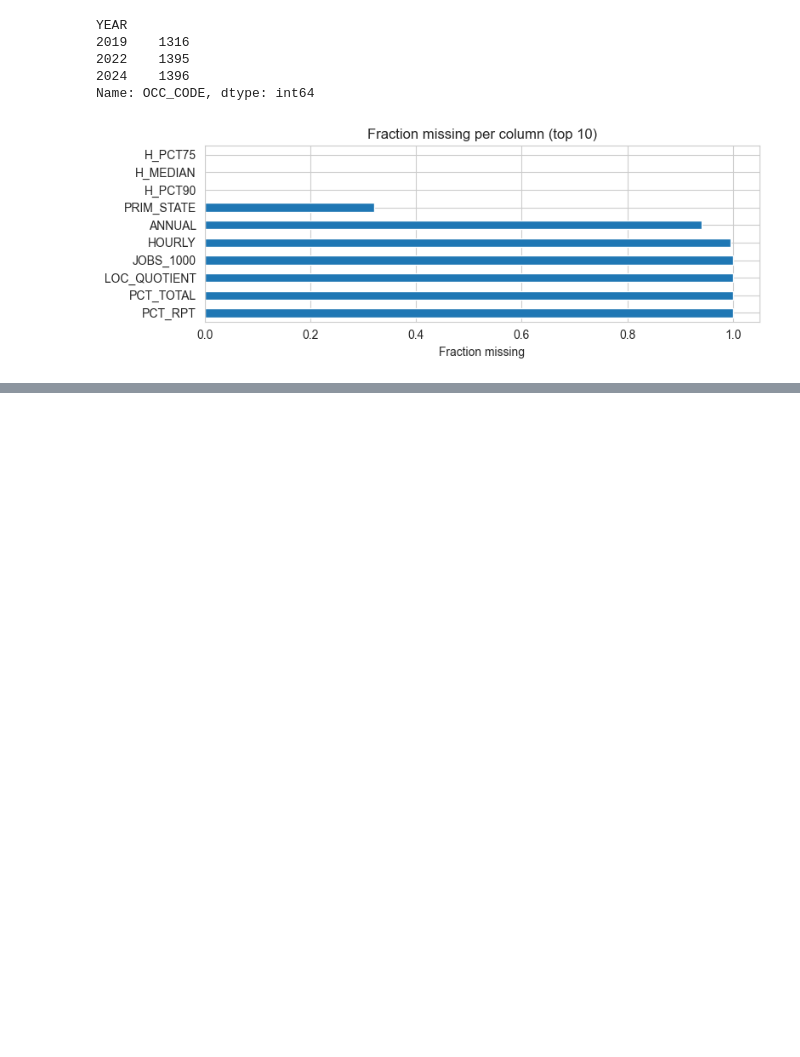
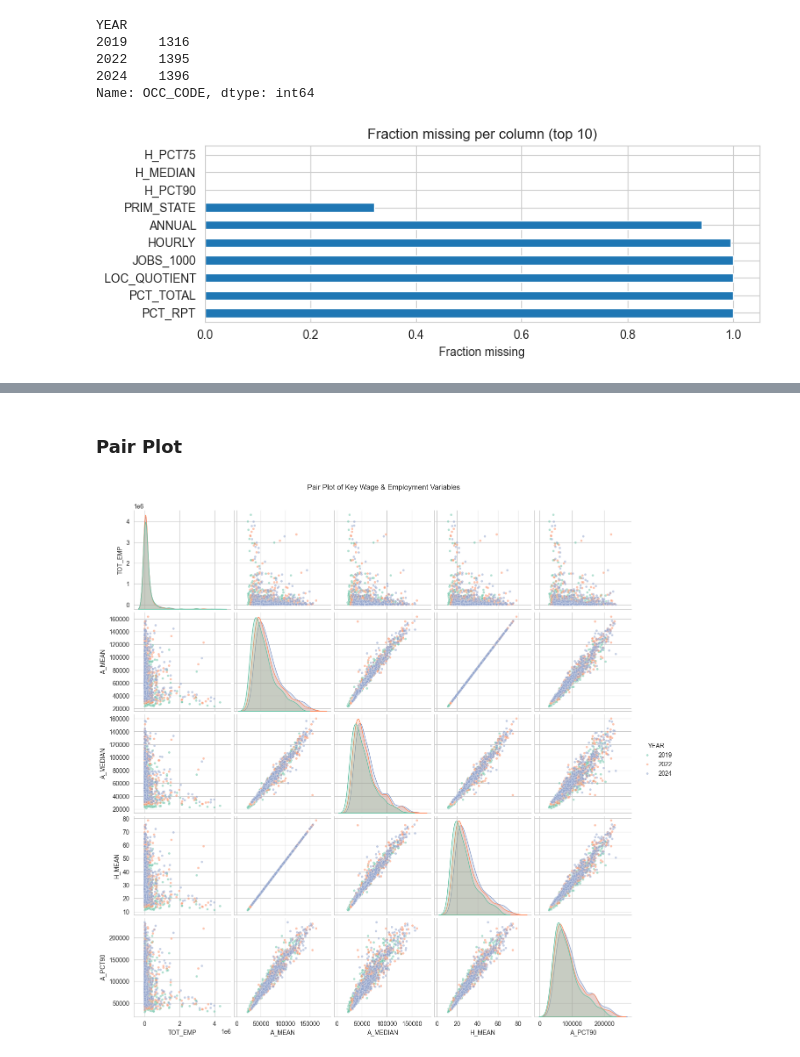
Before and after one commit to axtex/255-AI, a Jupyter notebook: notebooks/eda/01_bls.ipynb, the cells around one changed output, grey strips where cells are left out. Saved outputs shown, nothing was run; the diff lists cells and outputs as text; code cells hidden in the pictures; blank space fills up the shorter version.

```diff
--- a/notebooks/eda/01_bls.ipynb
+++ b/notebooks/eda/01_bls.ipynb
@@ -243,0 +298,15 @@ plt.show()
+# %% [markdown]
+### Pair Plot
+# %%
+pair_cols = ["TOT_EMP", "A_MEAN", "A_MEDIAN", "H_MEAN", "A_PCT90"]
+for col in pair_cols:
+    detail[col] = pd.to_numeric(detail[col], errors="coerce")
+
+pair_df = detail[pair_cols + ["YEAR"]].dropna()
+pair_df["YEAR"] = pair_df["YEAR"].astype(str)   # make hue categorical
+
+sns.pairplot(data=pair_df, hue="YEAR", palette="Set2", diag_kind="kde", plot_kws={"alpha": 0.5, "s": 15})
+plt.suptitle("Pair Plot of Key Wage & Employment Variables", y=1.02)
+plt.show()
+# %% [output]
+[figure, added]
```
Also changed, not shown: parts of 14 cells of this notebook, 2 other files.
